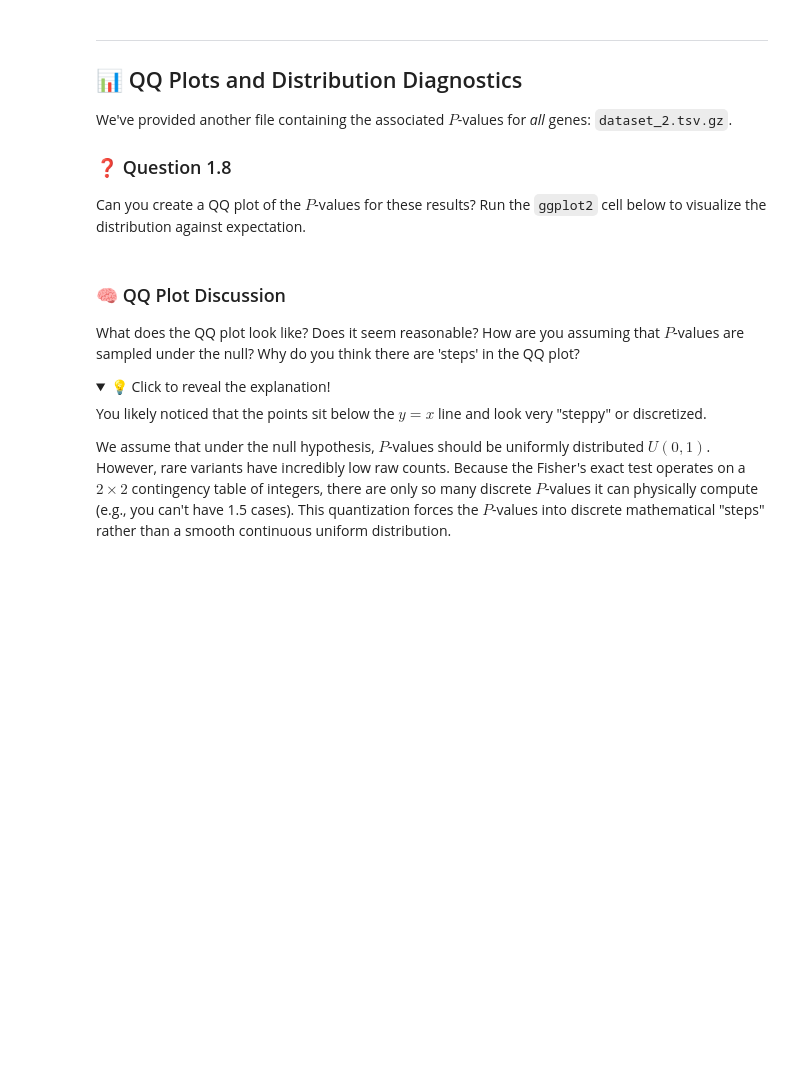
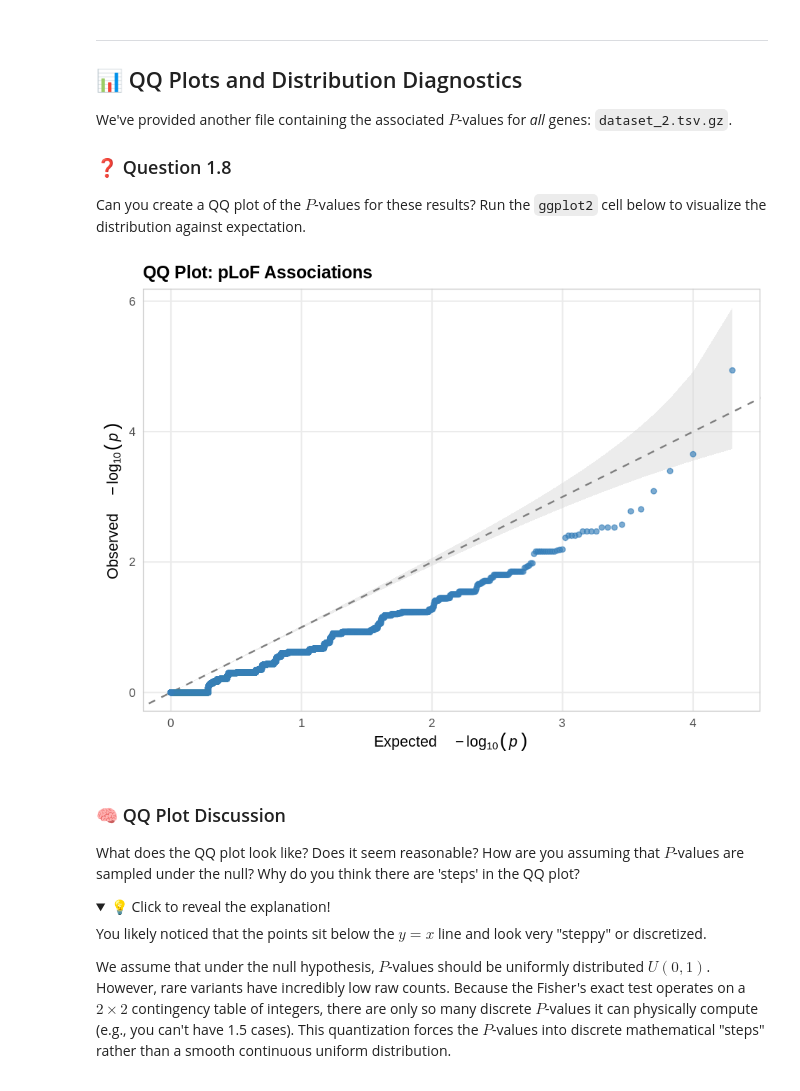
Before and after one commit to astheeggeggs/testing_colab, a Jupyter notebook: rare_variant_Fisher_test.ipynb, the cells around one changed output. Drawn from its saved outputs; the diff is of its cells as text; code cells hidden in the pictures; folded sections open; blank space fills up the shorter version.

```diff
--- a/rare_variant_Fisher_test.ipynb
+++ b/rare_variant_Fisher_test.ipynb
@@ -202,35 +280,37 @@ Can you create a QQ plot of the $P$-values for these results? Run the `ggplot2`
 library(ggplot2)
 library(dplyr)
 library(data.table)
 
 dt2 <- fread(cmd = "zcat dataset_2.tsv.gz")
 
 # Calculate expected P-values and 95% Confidence Intervals based on mathematical rank
 plot_data <- dt2 %>%
   arrange(plof_p_value) %>%
   mutate(
     rank = row_number(),
     n_total = n(),
     Pvalue_exp = rank / (n_total + 1),
     lower_ci = qbeta(0.025, rank, n_total - rank + 1),
     upper_ci = qbeta(0.975, rank, n_total - rank + 1)
   )
 
 ggplot(plot_data, aes(x = -log10(Pvalue_exp))) +
   geom_ribbon(aes(ymin = -log10(upper_ci), ymax = -log10(lower_ci)), fill = "grey85", alpha = 0.5) +
   geom_abline(intercept = 0, slope = 1, color = "grey50", linetype = "dashed", linewidth = 0.7) +
   geom_point(aes(y = -log10(plof_p_value)), size = 1.8, alpha = 0.65, color = "#377eb8") +
   theme_minimal(base_size = 13) +
   theme(
     panel.border = element_rect(color = "grey80", fill = NA, linewidth = 0.8),
     panel.grid.minor = element_blank(),
     plot.title = element_text(face = "bold", size = 15, margin = margin(b = 6))
   ) +
   labs(
     title = "QQ Plot: pLoF Associations",
-    x = expression(Expected~~-log[10](italic(p)-value)),
-    y = expression(Observed~~-log[10](italic(p)-value))
+    x = expression(Expected~~-log[10](italic(p))),
+    y = expression(Observed~~-log[10](italic(p)))
   )
+# %% [output]
+[figure, added]
 # %% [markdown]
 ### 🧠 QQ Plot Discussion
 What does the QQ plot look like? Does it seem reasonable? How are you assuming that $P$-values are sampled under the null? Why do you think there are 'steps' in the QQ plot?
```
Also changed, not shown: parts of 11 cells of this notebook.
